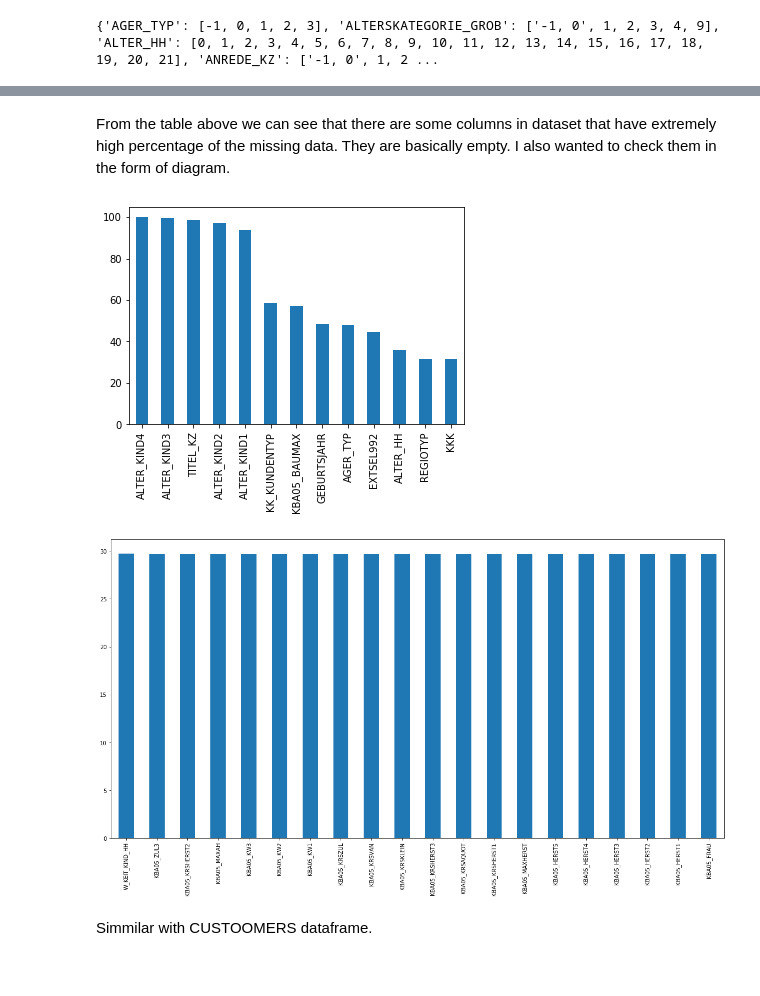
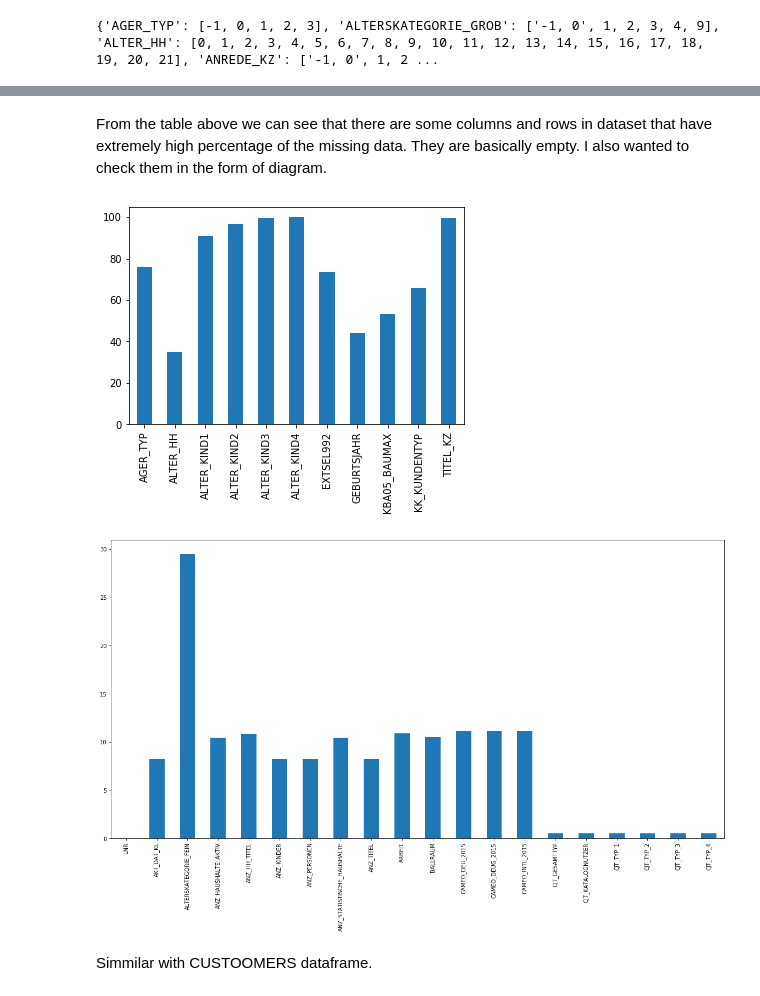
Before and after one commit to yukan97/Bertelsmann-Arvato-Capstone-Project, a Jupyter notebook: Arvato Project Workbook.ipynb, the cells around one changed output, grey strips where cells are left out. Cells and saved outputs as stored; diff of their text form; code cells hidden in the pictures.

```diff
--- a/Arvato Project Workbook.ipynb
+++ b/Arvato Project Workbook.ipynb
@@ -180,7 +186,11 @@ azdias[azdias.columns[azdias.dtypes == 'object']]
 # %%
 def format_mixed_types(df):
     '''This function is created for formating improper
-    values in columns CAMEO_DEUG_2015 and CAMEO_INTL_2015'''
+    values in columns CAMEO_DEUG_2015 and CAMEO_INTL_2015.
+    Args:
+    df: demographics dataframe
+    returns: transformed dataframe
+    '''
 
     cols_nan = ['CAMEO_DEUG_2015', 'CAMEO_INTL_2015', 'CAMEO_DEU_2015']
     cols = ['CAMEO_DEUG_2015', 'CAMEO_INTL_2015']
@@ -484,0 +513,16 @@ customers_missing_data_df
+# %%
+def calculate_missing_data(df):
+
+    missing_cols_df = pd.Series(df.isna().sum(), name='num').to_frame()
+    missing_cols_df = missing_cols_df.assign(percentage=lambda x: round((x.num * 100 / df.shape[0]),2))
+
+    missing_rows_df = pd.Series(df.isna().sum(axis=1)[df.isna().sum(axis=1)>183], name='num').to_frame()
+    missing_rows_df = missing_rows_df.assign(percentage=lambda x: round((x.num * 100 / df.shape[1]),2))
+
+    print('Missind data COLUMNs wise: \n',
+          missing_cols_df, missing_cols_df.shape)
+    print('Missind data COLUMNs wise: \n',
+          missing_rows_df, missing_rows_df.shape)
+    return missing_cols_df, missing_rows_df
+# %%
+azdias_missing_cols_df, azdias_missing_rows_df = calculate_missing_data(filtered_azdias)
@@ -485,14 +567,14 @@ customers_missing_data_df
 # %% [markdown]
-From the table above we can see that there are some columns in dataset that have extremely high percentage of the missing data. They are basically empty. I also wanted to check them in the form of diagram.
+From the table above we can see that there are some columns and rows in dataset that have extremely high percentage of the missing data. They are basically empty. I also wanted to check them in the form of diagram.
 # %%
-customers_missing_data_df[customers_missing_data_df.perc_of_miss > 30].perc_of_miss.plot(kind='bar');
+azdias_missing_cols_df[azdias_missing_cols_df.percentage > 30].percentage.plot(kind='bar');
 plt.show()
 # %% [output]
-[figure, old version]
+[figure, new version]
 # %%
-customers_missing_data_df[customers_missing_data_df.perc_of_miss < 30].perc_of_miss[:20].plot(figsize = (20, 10), kind = 'bar');
+azdias_missing_cols_df[azdias_missing_cols_df.percentage < 30].percentage[:20].plot(figsize = (20, 10), kind = 'bar');
 plt.show()
 # %% [output]
-[figure, old version]
+[figure, new version]
 # %% [markdown]
 Simmilar with CUSTOOMERS dataframe.
```
Also changed, not shown: parts of 142 cells of this notebook.
